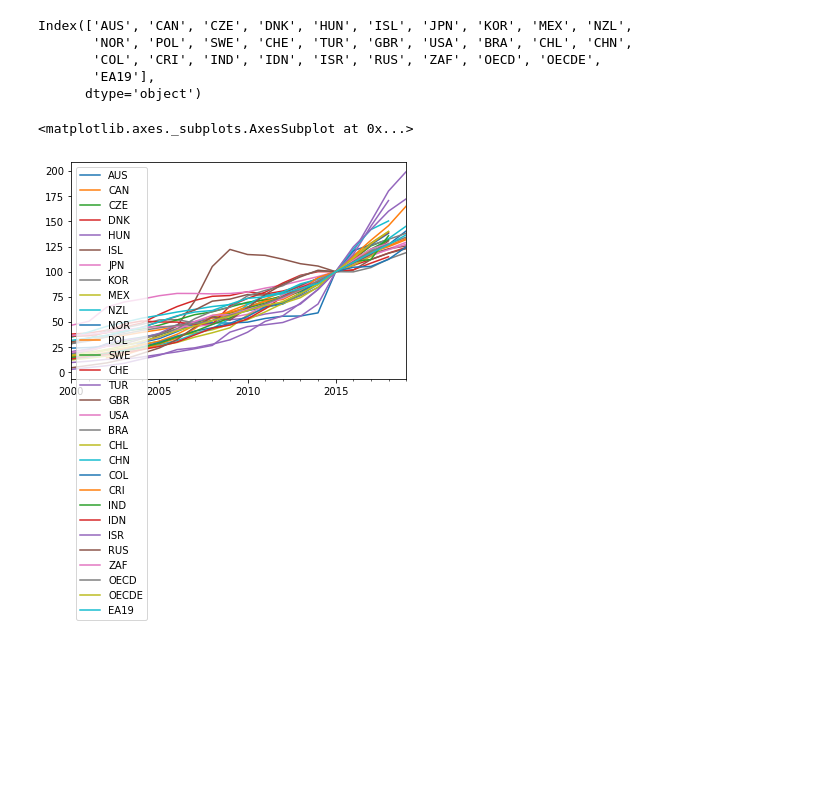
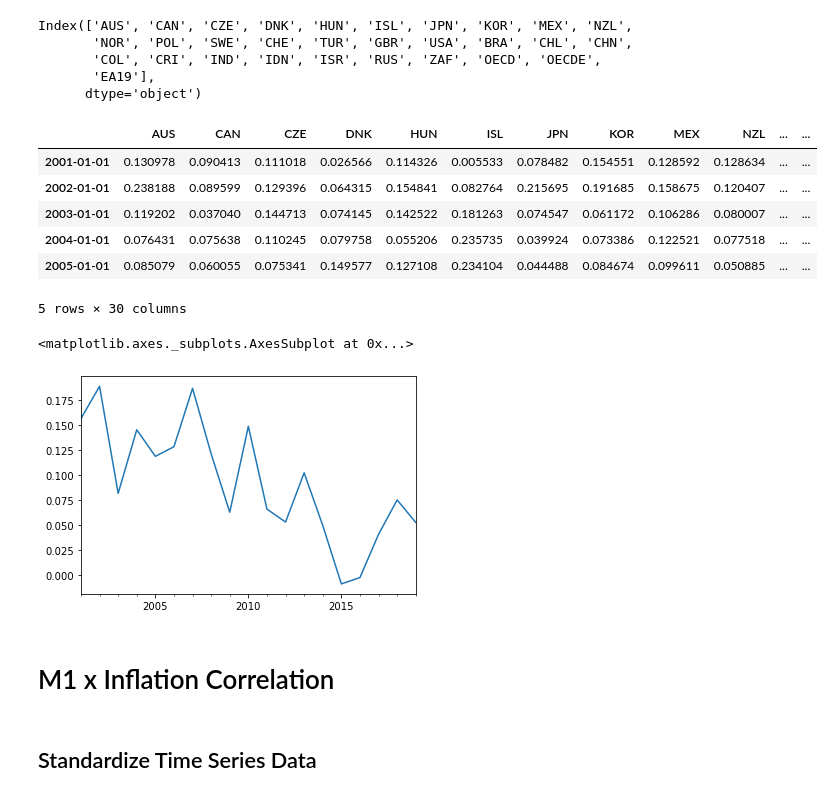
Before and after one commit to felipe-fp/corcovado, a Jupyter notebook: countries_comparison/countries.ipynb, the cells around one changed output. Cells and saved outputs as stored; diff of their text form; code cells hidden in the pictures; blank space fills up the shorter version.

```diff
--- a/countries_comparison/countries.ipynb
+++ b/countries_comparison/countries.ipynb
@@ -184,8 +167,31 @@ Index(['AUS', 'CAN', 'CZE', 'DNK', 'HUN', 'ISL', 'JPN', 'KOR', 'MEX', 'NZL',
        'COL', 'CRI', 'IND', 'IDN', 'ISR', 'RUS', 'ZAF', 'OECD', 'OECDE',
        'EA19'],
       dtype='object')
+# %%
+
+for country in M1_ocde.columns:
+    M1_ocde[country] = ((M1_ocde[country] - M1_ocde[country].shift(1))/M1_ocde[country])
+M1_ocde = M1_ocde.iloc[1:] # Exclude first row
+
+for country in M3_ocde.columns:
+    M3_ocde[country] = ((M3_ocde[country] - M3_ocde[country].shift(1))/M3_ocde[country])
+M3_ocde = M3_ocde.iloc[1:] # Exclude first row
+# %%
+M1_ocde.head()
+# %% [output]
+|  | AUS | CAN | CZE | DNK | HUN | ISL | JPN | KOR | MEX | NZL | ... | ... |
+| 2001-01-01 | 0.130978 | 0.090413 | 0.111018 | 0.026566 | 0.114326 | 0.005533 | 0.078482 | 0.154551 | 0.128592 | 0.128634 | ... | ... |
+| 2002-01-01 | 0.238188 | 0.089599 | 0.129396 | 0.064315 | 0.154841 | 0.082764 | 0.215695 | 0.191685 | 0.158675 | 0.120407 | ... | ... |
+| 2003-01-01 | 0.119202 | 0.037040 | 0.144713 | 0.074145 | 0.142522 | 0.181263 | 0.074547 | 0.061172 | 0.106286 | 0.080007 | ... | ... |
+| 2004-01-01 | 0.076431 | 0.075638 | 0.110245 | 0.079758 | 0.055206 | 0.235735 | 0.039924 | 0.073386 | 0.122521 | 0.077518 | ... | ... |
+| 2005-01-01 | 0.085079 | 0.060055 | 0.075341 | 0.149577 | 0.127108 | 0.234104 | 0.044488 | 0.084674 | 0.099611 | 0.050885 | ... | ... |
+5 rows × 30 columns
 # %%
-M1_ocde.plot()
+M1_ocde.BRA.plot()
 # %% [output]
 <matplotlib.axes._subplots.AxesSubplot at 0x...>
-[figure, old version]
+[figure, new version]
+# %% [markdown]
+# M1 x Inflation Correlation
+# %% [markdown]
+## Standardize Time Series Data
```
Also changed, not shown: parts of 30 cells of this notebook, 3 other files.
